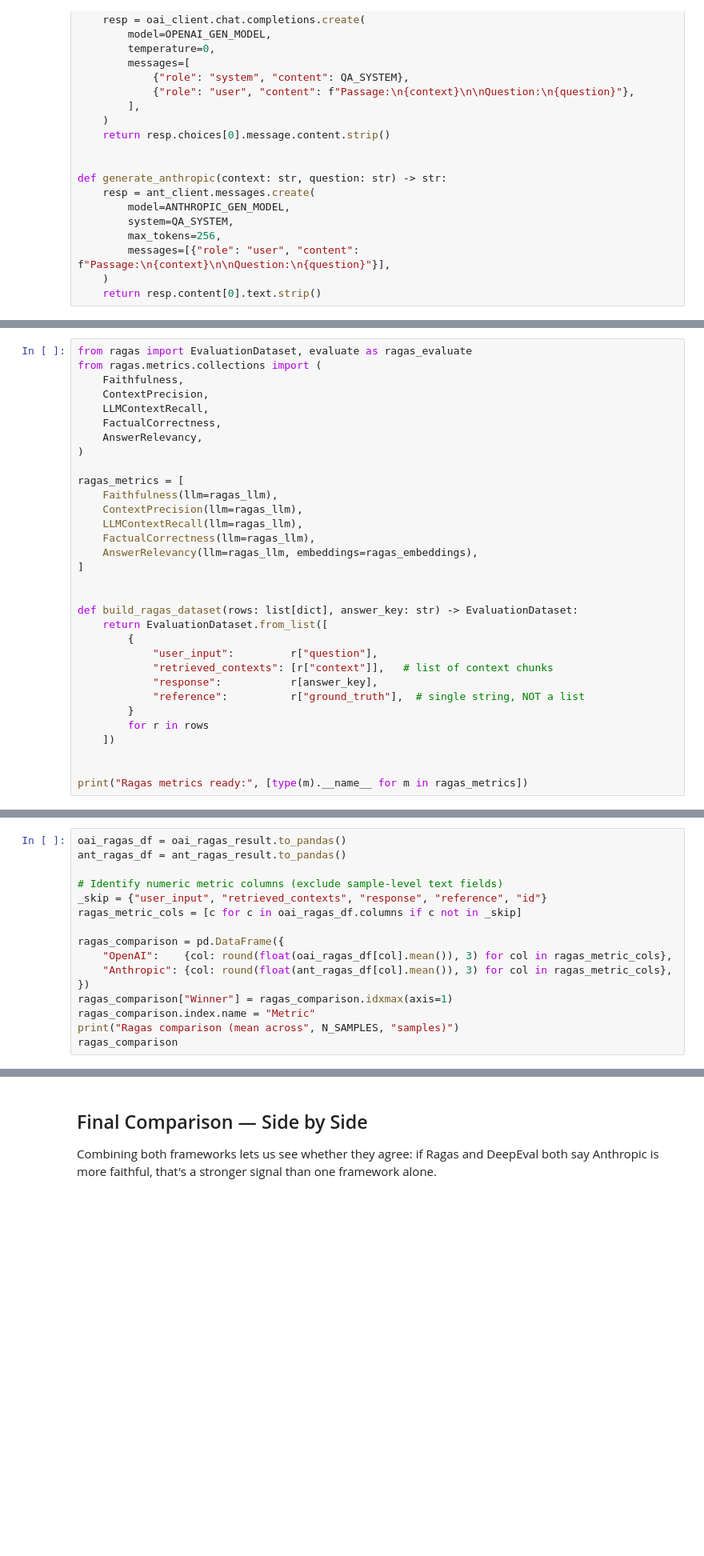
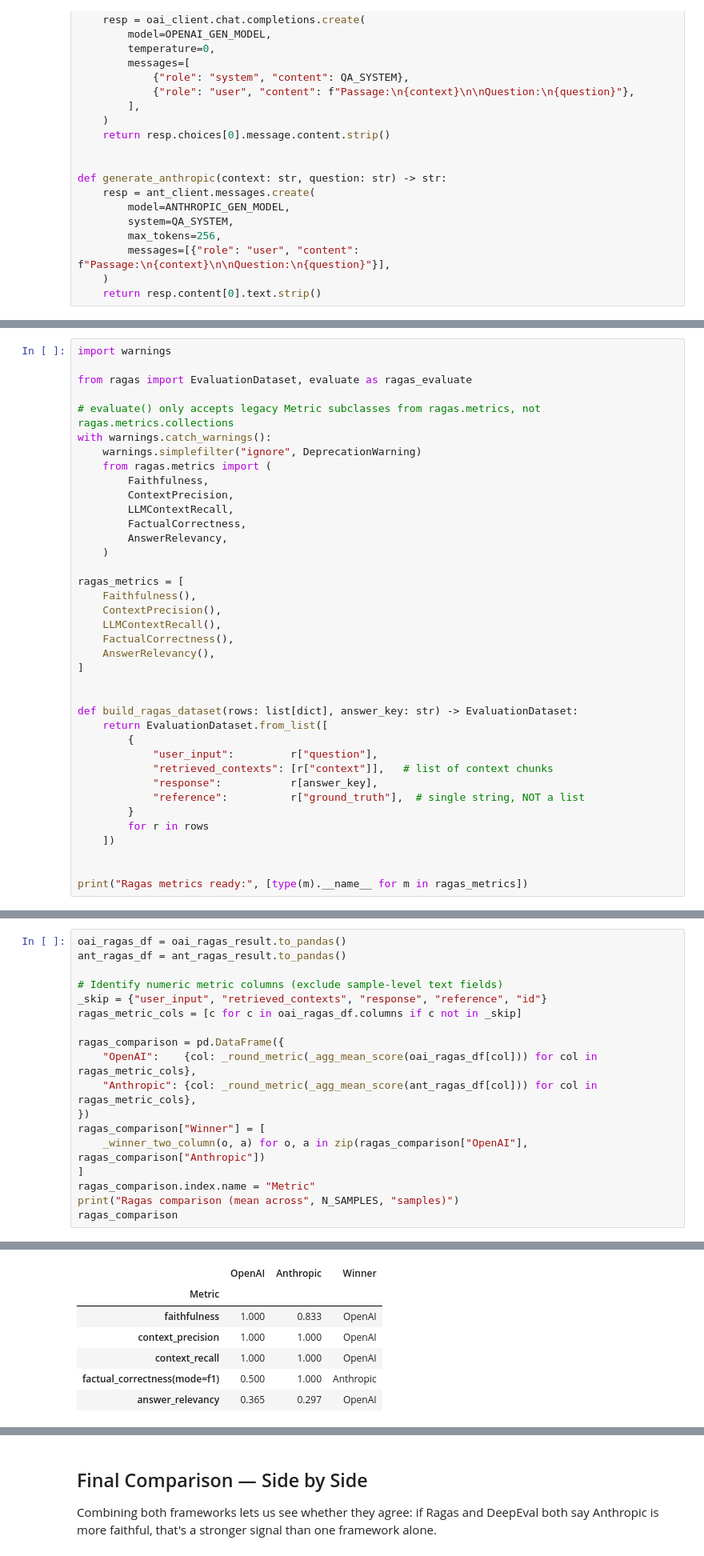
Before and after one commit to lonelysun1990/prototype, a Jupyter notebook: ml_evals/ml_evals_ragas_deepeval.ipynb, the cells around one changed output, grey strips where cells are left out. Shown at 80% size. Cells and saved outputs as stored; diff of their text form; blank space fills up the shorter version.

```diff
--- a/ml_evals/ml_evals_ragas_deepeval.ipynb
+++ b/ml_evals/ml_evals_ragas_deepeval.ipynb
@@ -206,21 +297,27 @@ Ragas wraps evaluation in an `EvaluationDataset` of `SingleTurnSample` objects.
 | `FactualCorrectness` | No |
 | `AnswerRelevancy` | **Yes** — generates paraphrase questions and checks cosine similarity |
 # %%
+import warnings
+
 from ragas import EvaluationDataset, evaluate as ragas_evaluate
-from ragas.metrics.collections import (
-    Faithfulness,
-    ContextPrecision,
-    LLMContextRecall,
-    FactualCorrectness,
-    AnswerRelevancy,
-)
+
+# evaluate() only accepts legacy Metric subclasses from ragas.metrics, not ragas.metrics.collections
+with warnings.catch_warnings():
+    warnings.simplefilter("ignore", DeprecationWarning)
+    from ragas.metrics import (
+        Faithfulness,
+        ContextPrecision,
+        LLMContextRecall,
+        FactualCorrectness,
+        AnswerRelevancy,
+    )
 
 ragas_metrics = [
-    Faithfulness(llm=ragas_llm),
-    ContextPrecision(llm=ragas_llm),
-    LLMContextRecall(llm=ragas_llm),
-    FactualCorrectness(llm=ragas_llm),
-    AnswerRelevancy(llm=ragas_llm, embeddings=ragas_embeddings),
+    Faithfulness(),
+    ContextPrecision(),
+    LLMContextRecall(),
+    FactualCorrectness(),
+    AnswerRelevancy(),
 ]
 
 
@@ -260,10 +377,13 @@ _skip = {"user_input", "retrieved_contexts", "response", "reference", "id"}
 ragas_metric_cols = [c for c in oai_ragas_df.columns if c not in _skip]
 
 ragas_comparison = pd.DataFrame({
-    "OpenAI":    {col: round(float(oai_ragas_df[col].mean()), 3) for col in ragas_metric_cols},
-    "Anthropic": {col: round(float(ant_ragas_df[col].mean()), 3) for col in ragas_metric_cols},
+    "OpenAI":    {col: _round_metric(_agg_mean_score(oai_ragas_df[col])) for col in ragas_metric_cols},
+    "Anthropic": {col: _round_metric(_agg_mean_score(ant_ragas_df[col])) for col in ragas_metric_cols},
 })
-ragas_comparison["Winner"] = ragas_comparison.idxmax(axis=1)
+ragas_comparison["Winner"] = [
+    _winner_two_column(o, a) for o, a in zip(ragas_comparison["OpenAI"], ragas_comparison["Anthropic"])
+]
 ragas_comparison.index.name = "Metric"
 print("Ragas comparison (mean across", N_SAMPLES, "samples)")
 ragas_comparison
+# %% [output]
@@ -270,3 +391,10 @@ ragas_comparison
+|  | OpenAI | Anthropic | Winner |
+| Metric |  |  |  |
+| faithfulness | 1.000 | 0.833 | OpenAI |
+| context_precision | 1.000 | 1.000 | OpenAI |
+| context_recall | 1.000 | 1.000 | OpenAI |
+| factual_correctness(mode=f1) | 0.500 | 1.000 | Anthropic |
+| answer_relevancy | 0.365 | 0.297 | OpenAI |
 # %% [markdown]
 ## DeepEval Evaluation
 
```
Also changed, not shown: parts of 19 cells of this notebook, 12 other files.
